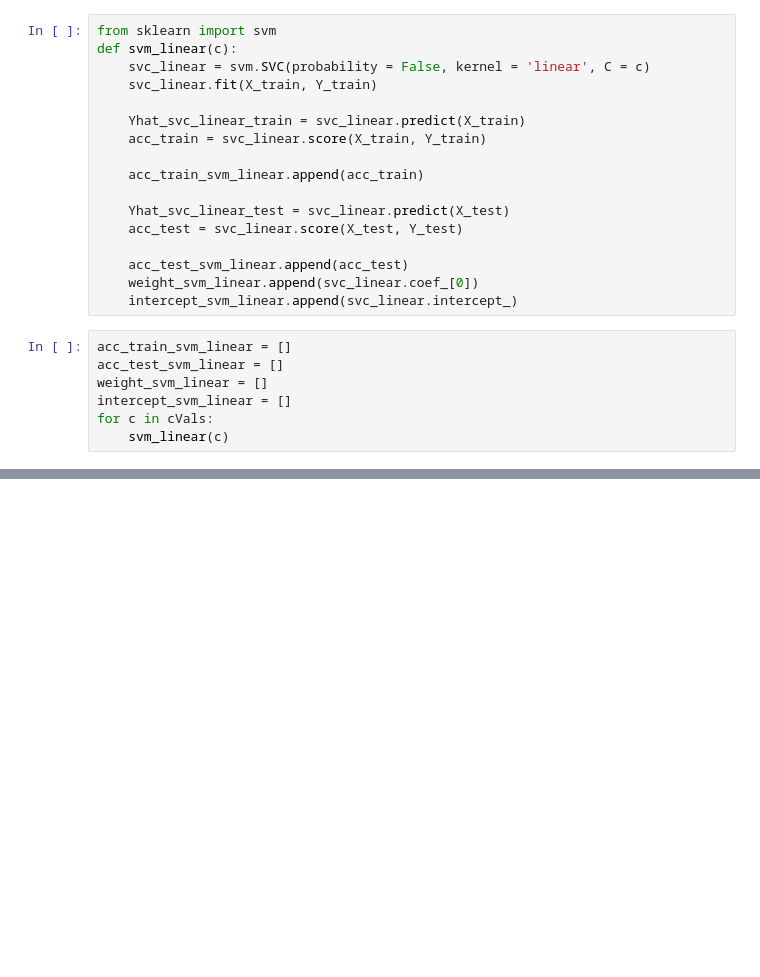
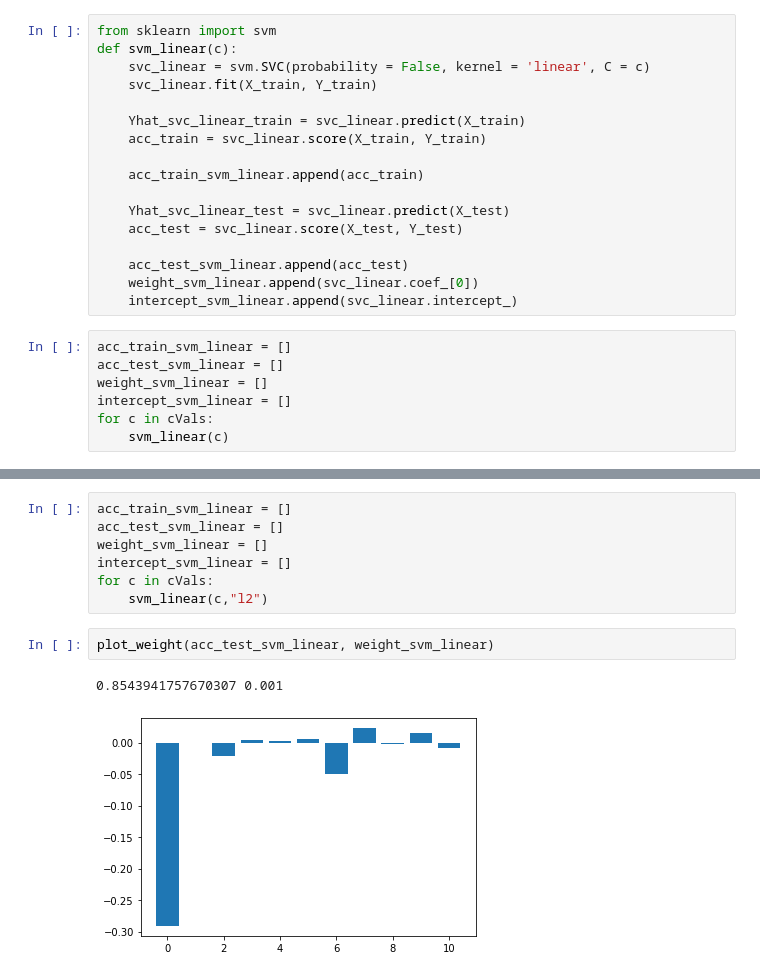
Before and after one commit to LujieZ/cs4563-machine-learning, a Jupyter notebook: svm.ipynb, the cells around one changed output, grey strips where cells are left out. Drawn from its saved outputs; the diff is of its cells as text; blank space fills up the shorter version.

```diff
--- a/svm.ipynb
+++ b/svm.ipynb
@@ -106,0 +161,12 @@ plot_acc(acc_train_svm_rbf, acc_test_svm_rbf, lamb)
+# %%
+acc_train_svm_linear = []
+acc_test_svm_linear = []
+weight_svm_linear = []
+intercept_svm_linear = []
+for c in cVals:
+    svm_linear(c,"l2")
+# %%
+plot_weight(acc_test_svm_linear, weight_svm_linear)
+# %% [output]
+0.8543941757670307 0.001
+[figure, added]
```
Also changed, not shown: parts of 18 cells of this notebook, 1 other file.
